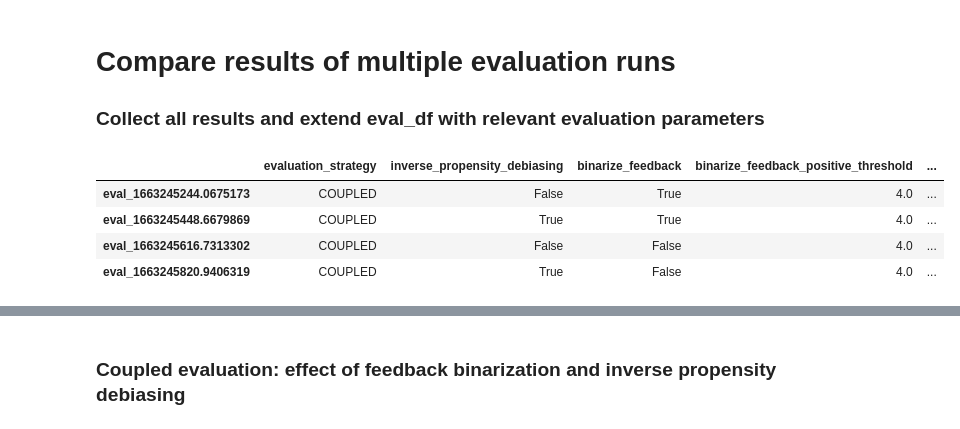
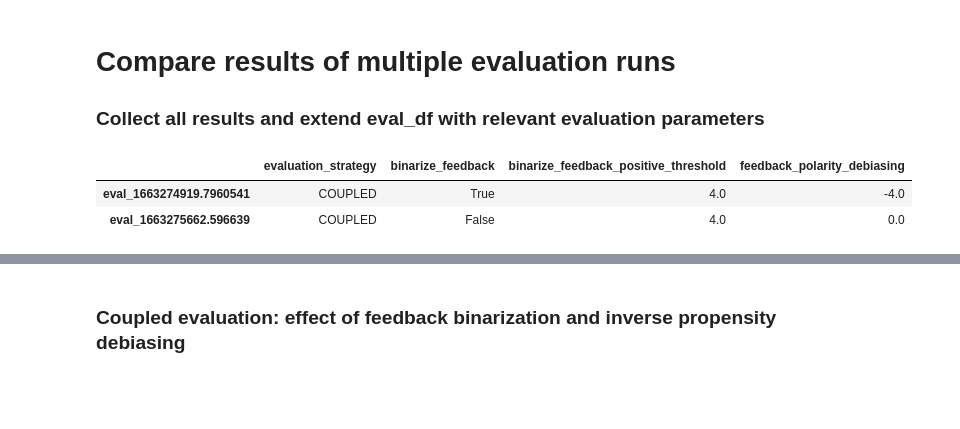
Before and after one commit to barnap/group-recommenders-offline-evaluation, a Jupyter notebook: grs_evaluation_merge_with_hyperparam_tuning.ipynb, the cells around one changed output, grey strips where cells are left out. Saved outputs shown, nothing was run; the diff lists cells and outputs as text; code cells hidden in the pictures; blank space fills up the shorter version.

```diff
--- a/grs_evaluation_merge_with_hyperparam_tuning.ipynb
+++ b/grs_evaluation_merge_with_hyperparam_tuning.ipynb
@@ -1128,14 +1125,12 @@ def get_valid_evaluation_data(valid_rows):
     return eval_df_concat
 # %%
 #select only those evaluation runs we consider interesting
-valid_rows = parameters_df_relevant.index[:4]
+valid_rows = parameters_df_relevant.index[5:]
 parameters_df_relevant.loc[valid_rows]
 # %% [output]
-|  | evaluation_strategy | inverse_propensity_debiasing | binarize_feedback | binarize_feedback_positive_threshold | ... |
-| eval_1663245244.0675173 | COUPLED | False | True | 4.0 | ... |
-| eval_1663245448.6679869 | COUPLED | True | True | 4.0 | ... |
-| eval_1663245616.7313302 | COUPLED | False | False | 4.0 | ... |
-| eval_1663245820.9406319 | COUPLED | True | False | 4.0 | ... |
+|  | evaluation_strategy | binarize_feedback | binarize_feedback_positive_threshold | feedback_polarity_debiasing |
+| eval_1663274919.7960541 | COUPLED | True | 4.0 | -4.0 |
+| eval_1663275662.596639 | COUPLED | False | 4.0 | 0.0 |
 # %%
 eval_df_concat = get_valid_evaluation_data(valid_rows)
 eval_df_concat.head(3)
```
Also changed, not shown: parts of 28 cells of this notebook.
